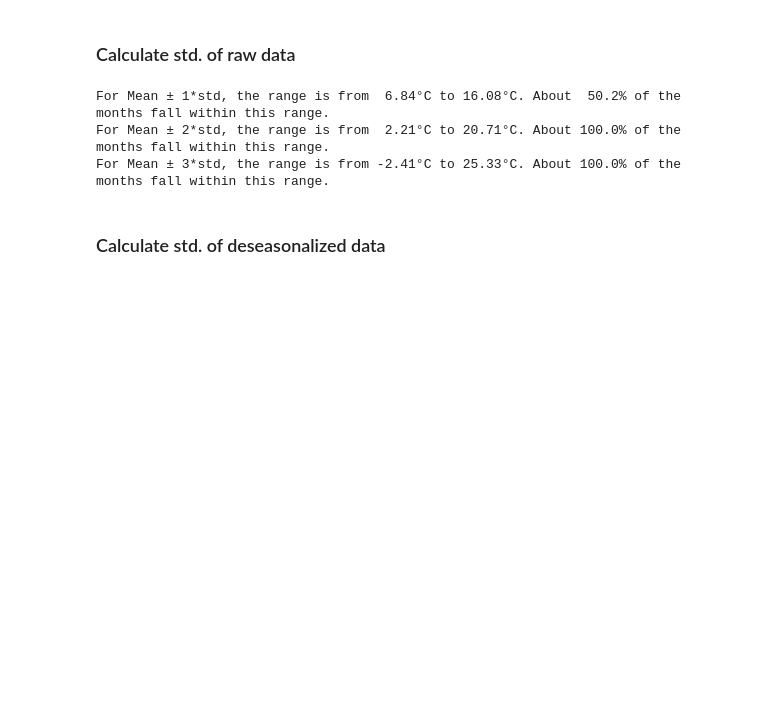
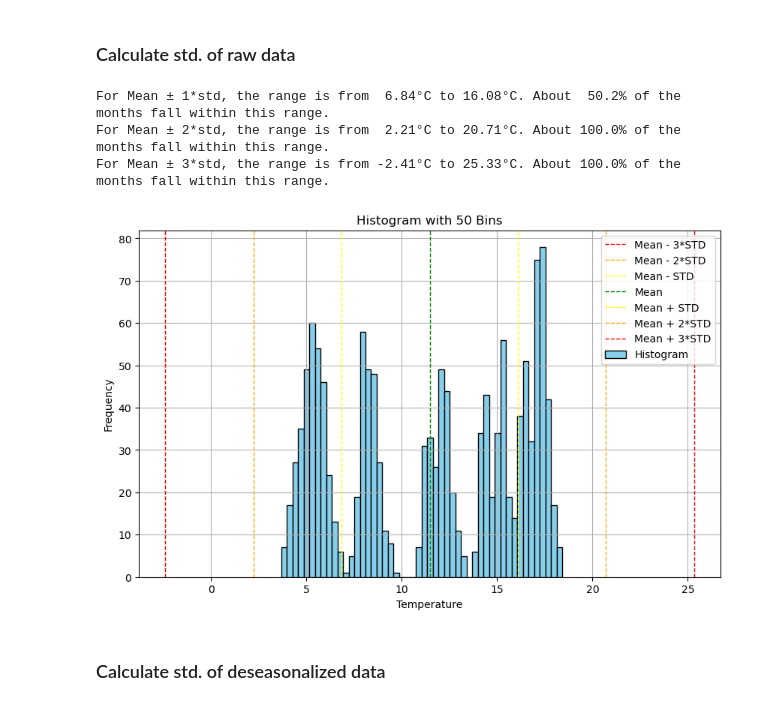
Before and after one commit to Ludong0909/Statistics, a Jupyter notebook: hw3/hw3.ipynb, the cells around one changed output. Saved outputs shown, nothing was run; the diff lists cells and outputs as text; code cells hidden in the pictures; blank space fills up the shorter version.

Commit message:
add plot

```diff
--- a/hw3/hw3.ipynb
+++ b/hw3/hw3.ipynb
@@ -39,6 +39,31 @@ for i, (range_values, percentage) in enumerate(zip(mean_plus_minus_std, percenta
 For Mean ± 1*std, the range is from  6.84°C to 16.08°C. About  50.2% of the months fall within this range.
 For Mean ± 2*std, the range is from  2.21°C to 20.71°C. About 100.0% of the months fall within this range.
 For Mean ± 3*std, the range is from -2.41°C to 25.33°C. About 100.0% of the months fall within this range.
+# %%
+# Plotting histograms with different bin sizes for the original data
+bins = 50
+
+plt.figure(figsize=(10, 6))
+plt.subplot(1, 1, i, )
+plt.hist(data['Value'], bins=bins, color='skyblue', edgecolor='black')
+plt.title(f'Histogram with {bins} Bins')
+plt.xlabel('Temperature')
+plt.ylabel('Frequency')
+
+# Adding lines for the mean and mean ± 1*std, mean ± 2*std, and mean ± 3*std
+std_ranges = [mean_temp + i * std_temp for i in range(-3, 4)]
+colors = ['red', 'orange', 'yellow', 'green', 'yellow', 'orange', 'red']
+
+for std_range, color in zip(std_ranges, colors):
+    plt.axvline(std_range, color=color, linestyle='dashed', linewidth=1)
+
+# Adding legends for the lines
+plt.legend(['Mean - 3*STD', 'Mean - 2*STD', 'Mean - STD', 'Mean',
+            'Mean + STD', 'Mean + 2*STD', 'Mean + 3*STD', 'Histogram'], loc='upper right')
+plt.grid()
+plt.show()
+# %% [output]
+[figure, added]
 # %% [markdown]
 ### Calculate std. of deseasonalized data
 # %%
```
Also changed, not shown: parts of 2 cells of this notebook.
